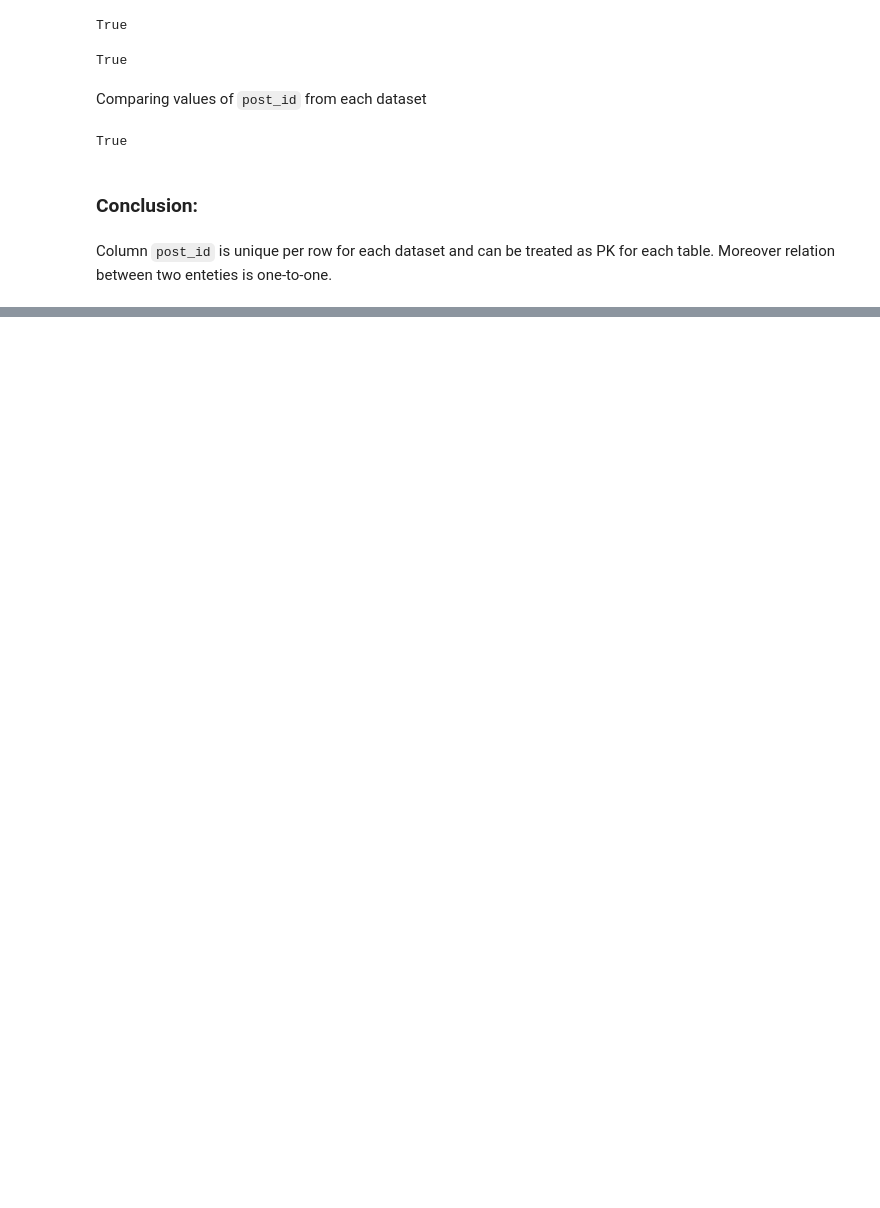
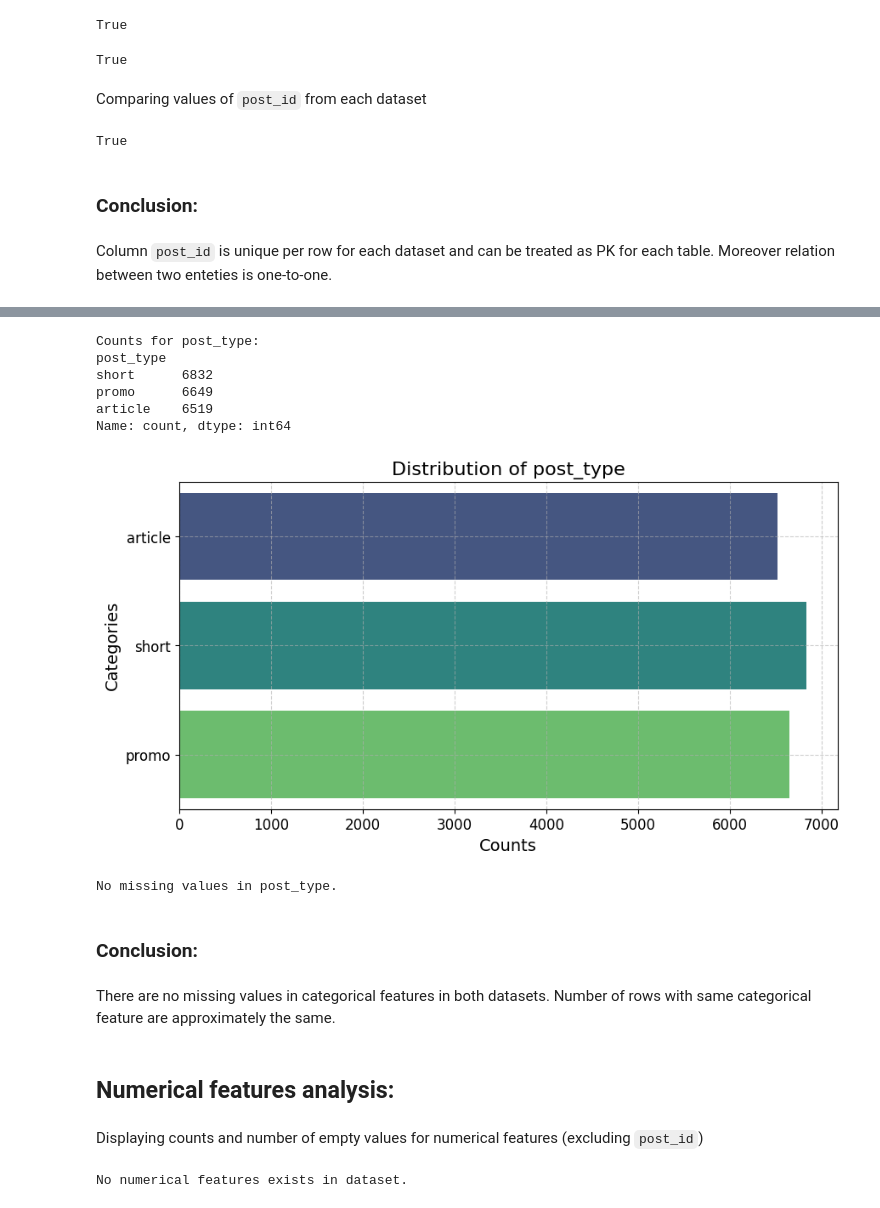
Before and after one commit to KKDD41/DA_Assignment_1, a Jupyter notebook: EDA.ipynb, the cells around one changed output, grey strips where cells are left out. Cells and saved outputs as stored; diff of their text form; code cells hidden in the pictures; blank space fills up the shorter version.

```diff
--- a/EDA.ipynb
+++ b/EDA.ipynb
@@ -163,0 +185,23 @@ Column `post_id` is unique per row for each dataset and can be treated as PK for
+# %%
+analyse_categorical_features(posts_df_cleaned_rows)
+# %% [output]
+Counts for post_type:
+post_type
+short      6832
+promo      6649
+article    6519
+Name: count, dtype: int64
+[figure, added]
+No missing values in post_type.
+# %% [markdown]
+### Conclusion:
+# %% [markdown]
+There are no missing values in categorical features in both datasets. Number of rows with same categorical feature are approximately the same.
+# %% [markdown]
+## Numerical features analysis:
+# %% [markdown]
+Displaying counts and number of empty values for numerical features (excluding `post_id`)
+# %%
+analyse_numerical_features(group_df_cleaned_rows, cols_to_remove=["post_id"])
+# %% [output]
+No numerical features exists in dataset.
```
Also changed, not shown: parts of 8 cells of this notebook, 2 other files.
